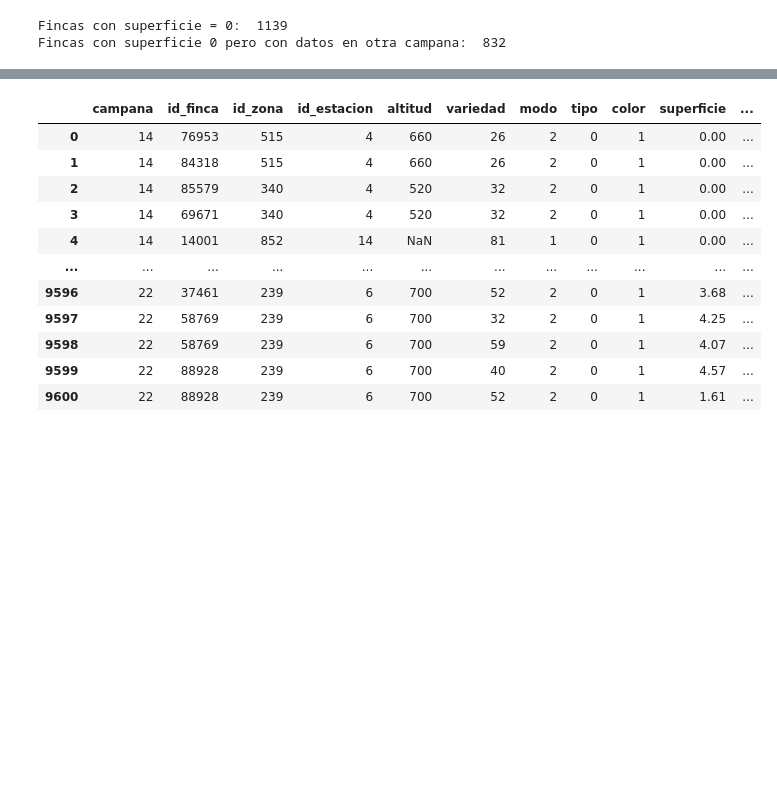
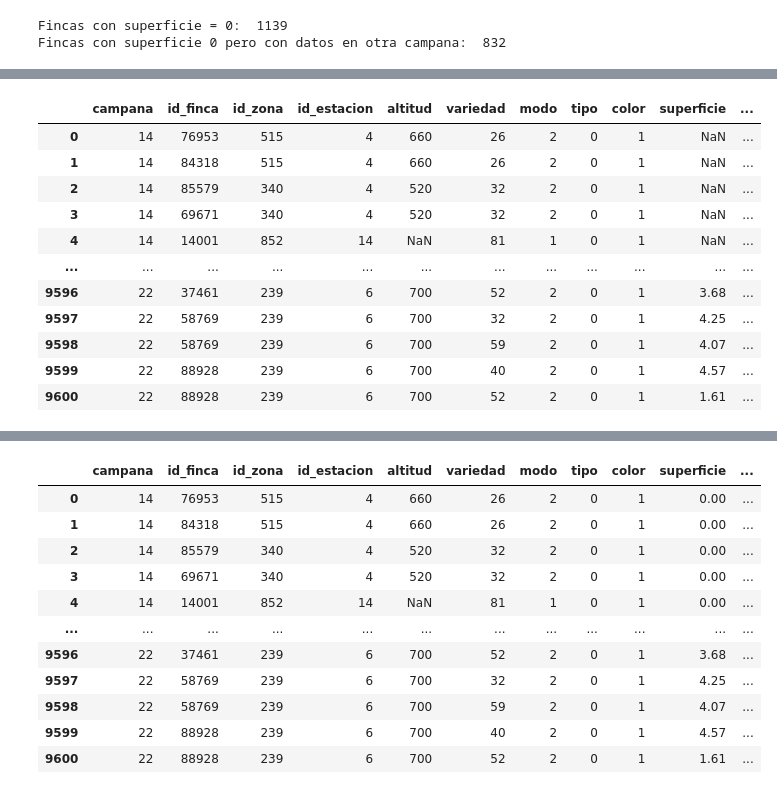
Before and after one commit to vitostamatti/datathon-cajamar-malbecs, a Jupyter notebook: notebooks/00-data-exploration/00-data-exploration-vito.ipynb, the cells around one changed output, grey strips where cells are left out. Cells and saved outputs as stored; diff of their text form; code cells hidden in the pictures; blank space fills up the shorter version.

```diff
--- a/notebooks/00-data-exploration/00-data-exploration-vito.ipynb
+++ b/notebooks/00-data-exploration/00-data-exploration-vito.ipynb
@@ -219,0 +191,18 @@ superficies sin dato ahora:  1817
+# %%
+data_aux = data.copy()
+
+
+def fillna_by_group(data, cols=['superficie'], group=['id_finca','variedad','modo']):
+    for col in cols:
+        data[col] = data.groupby(group)[col].transform(lambda x: x.fillna(x.mean()))
+    return data
+
+
+def replace_zeros_with_na(data, cols):
+    for col in cols:
+        data[col] = data[col].apply(lambda x: x if x>0 else pd.NA)
+    return data
+
+
+data_aux = replace_zeros_with_na(data_aux, cols=['superficie'])
+data_aux = fillna_by_group(data_aux).superficie.isnull().sum()
@@ -219,0 +215,62 @@ superficies sin dato ahora:  1817
+# %%
+def get_sup_tot_camp_finca(data):
+
+    tot_sup_camp_finca = (
+        data.groupby(['id_finca','campana'])
+        .agg({"superficie":'sum'})
+        .rename(columns={"superficie":"sup_tot_camp_finca"})
+        .reset_index()
+    )
+    return data.merge(
+        tot_sup_camp_finca,
+        left_on=['id_finca','campana'],
+        right_on=['id_finca','campana'],
+        how='left'
+    )
+
+def get_sup_tot_finca(data):
+    tot_sup_finca = (
+        data.groupby(['id_finca','campana'])
+        .agg({"superficie":'sum'})
+        .rename(columns={"superficie":"superficie_total"})
+        .groupby('id_finca')
+        .agg({"superficie_total":"mean"})
+        .reset_index()
+    )
+    return data.merge(
+        tot_sup_finca,
+        left_on=['id_finca'],
+        right_on=['id_finca'],
+        how='left'
+    )
+
+
+def get_n_var_finca_camp(data):
+    n_variedad_finca = (
+        data.groupby(['id_finca','campana'])
+        .agg({"variedad":'nunique'})
+        .rename(columns={"variedad":"n_var_camp_finca"})
+    )
+    return data.merge(
+        n_variedad_finca,
+        left_on=['id_finca','campana'],
+        right_on=['id_finca','campana'],
+        how='left'
+    )
+
+get_sup_tot_camp_finca(data_aux)
+# get_sup_tot_finca(data_aux)
+# get_n_var_finca_camp(data_aux)
+# %% [output]
+|  | campana | id_finca | id_zona | id_estacion | altitud | variedad | modo | tipo | color | superficie | ... |
+| 0 | 14 | 76953 | 515 | 4 | 660 | 26 | 2 | 0 | 1 | NaN | ... |
+| 1 | 14 | 84318 | 515 | 4 | 660 | 26 | 2 | 0 | 1 | NaN | ... |
+| 2 | 14 | 85579 | 340 | 4 | 520 | 32 | 2 | 0 | 1 | NaN | ... |
+| 3 | 14 | 69671 | 340 | 4 | 520 | 32 | 2 | 0 | 1 | NaN | ... |
+| 4 | 14 | 14001 | 852 | 14 | NaN | 81 | 1 | 0 | 1 | NaN | ... |
+| ... | ... | ... | ... | ... | ... | ... | ... | ... | ... | ... | ... |
+| 9596 | 22 | 37461 | 239 | 6 | 700 | 52 | 2 | 0 | 1 | 3.68 | ... |
+| 9597 | 22 | 58769 | 239 | 6 | 700 | 32 | 2 | 0 | 1 | 4.25 | ... |
+| 9598 | 22 | 58769 | 239 | 6 | 700 | 59 | 2 | 0 | 1 | 4.07 | ... |
+| 9599 | 22 | 88928 | 239 | 6 | 700 | 40 | 2 | 0 | 1 | 4.57 | ... |
+| 9600 | 22 | 88928 | 239 | 6 | 700 | 52 | 2 | 0 | 1 | 1.61 | ... |
```
Also changed, not shown: parts of 8 cells of this notebook, 17 other files.
